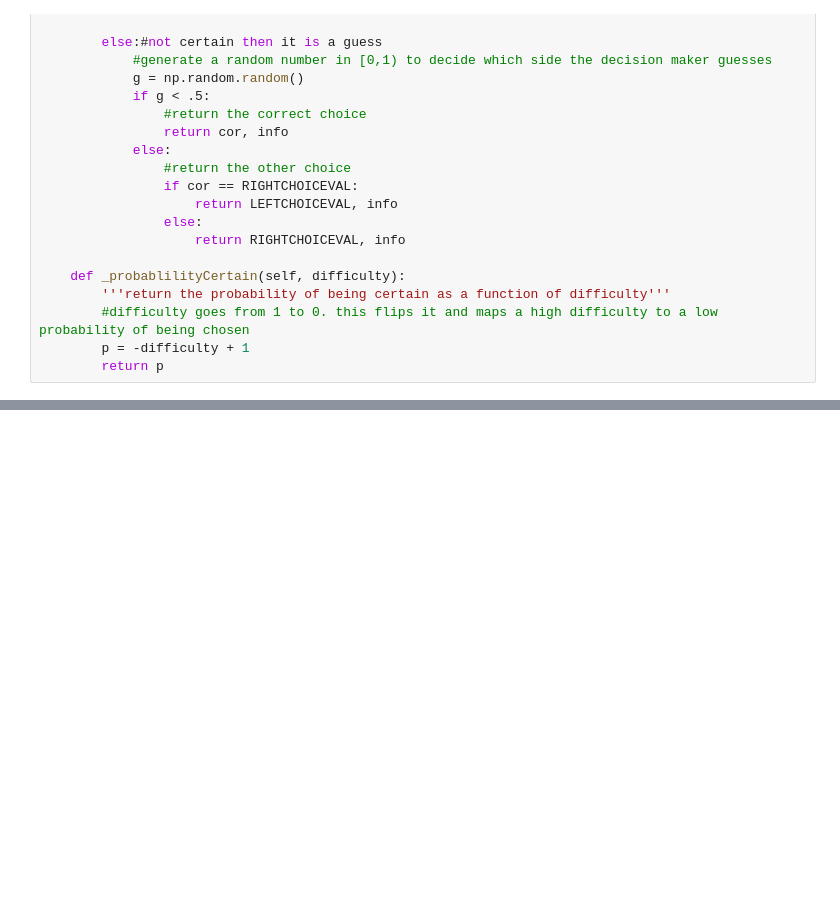
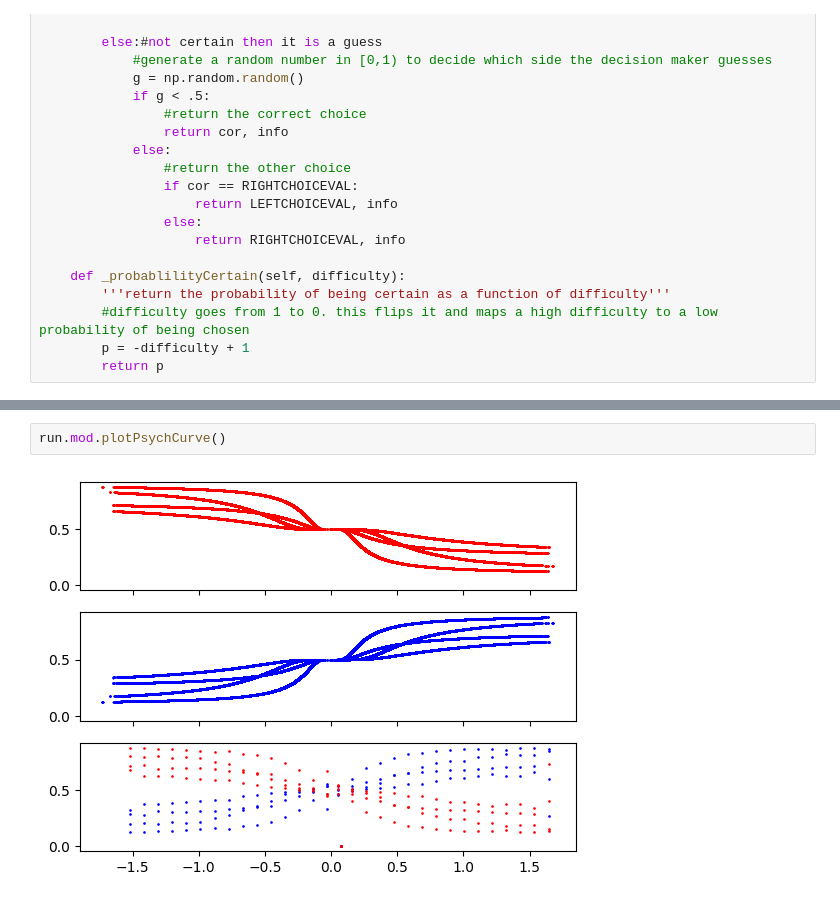
Before and after one commit to jshengen/OOPBinaryClassification, a Jupyter notebook: 3OutsObjectOriented.ipynb, the cells around one changed output, grey strips where cells are left out. Drawn from its saved outputs; the diff is of its cells as text; blank space fills up the shorter version.

```diff
--- a/3OutsObjectOriented.ipynb
+++ b/3OutsObjectOriented.ipynb
@@ -685,0 +773,4 @@ run = main()
+# %%
+run.mod.plotPsychCurve()
+# %% [output]
+[figure, added]
```
Also changed, not shown: parts of 8 cells of this notebook.
